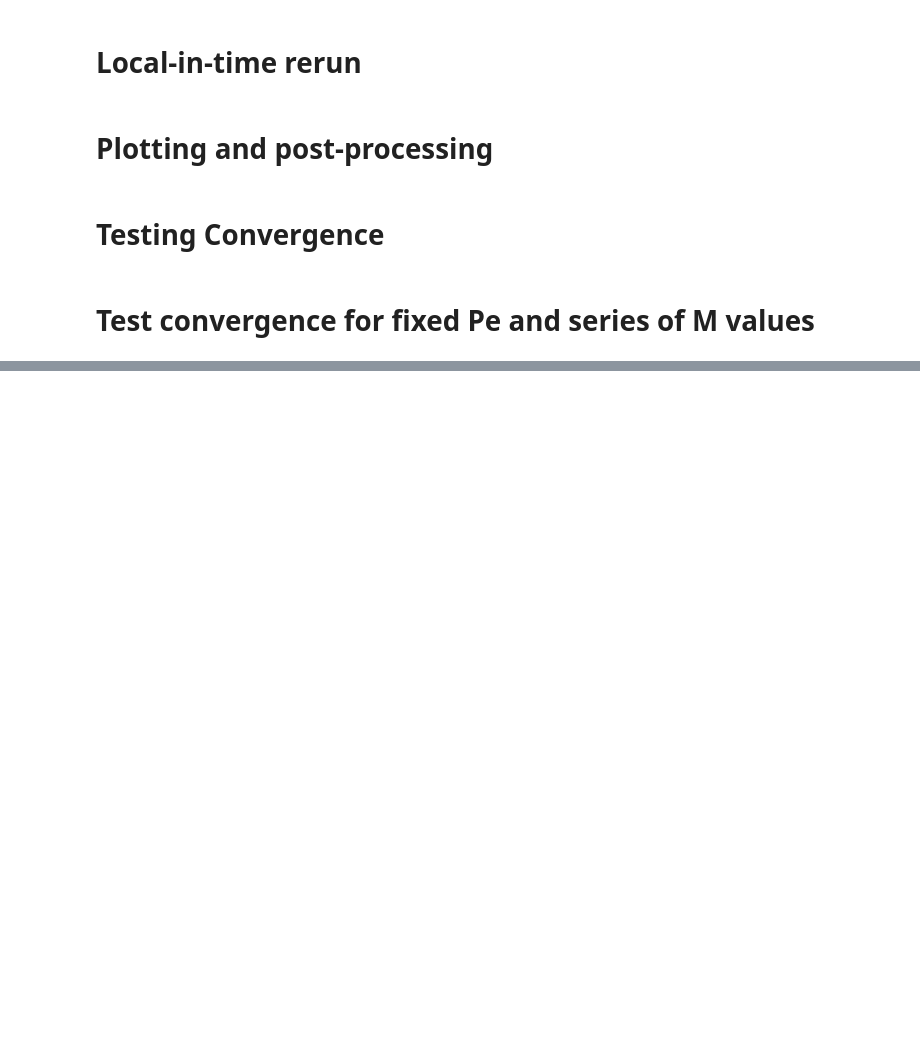
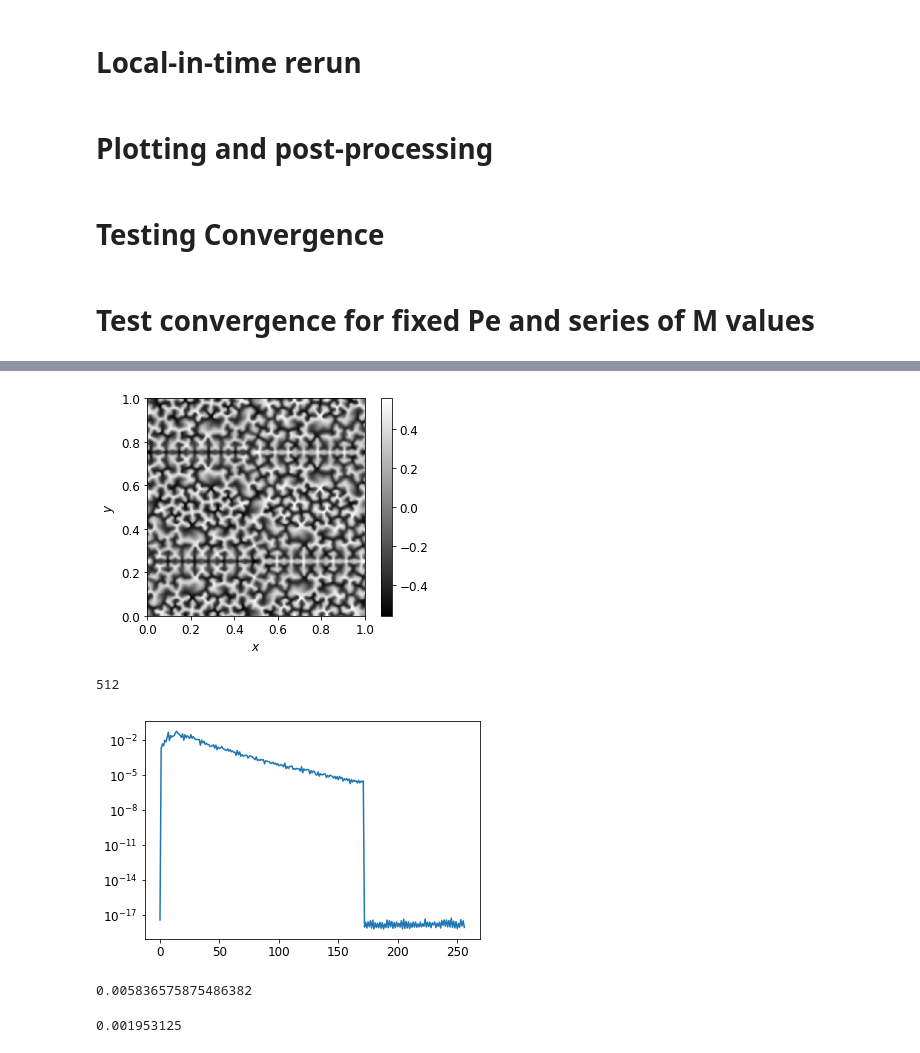
Before and after one commit to cjm715/lit, a Jupyter notebook: lit-notebook.ipynb, the cells around one changed output, grey strips where cells are left out. Cells and saved outputs as stored; diff of their text form; code cells hidden in the pictures; blank space fills up the shorter version.

```diff
--- a/lit-notebook.ipynb
+++ b/lit-notebook.ipynb
@@ -287,0 +289,21 @@ f.close()
+# %%
+scalar = st.dealias(s[2].hist_th[24])
+#scalar = s[2].hist_th[20]
+st.plot(st.dealias(scalar))
+plt.show()
+k,spec = st.get_spectrum(scalar)
+plt.semilogy(k,spec)
+s[2].N
+# %% [output]
+[figure, added]
+512
+[figure, added]
+# %%
+k = 2*np.pi*st.kmax_dealias
+print(2*np.pi/k)
+# %% [output]
+0.005836575875486382
+# %%
+1./N
+# %% [output]
+0.001953125
```
Also changed, not shown: parts of 11 cells of this notebook, 3 other files.
